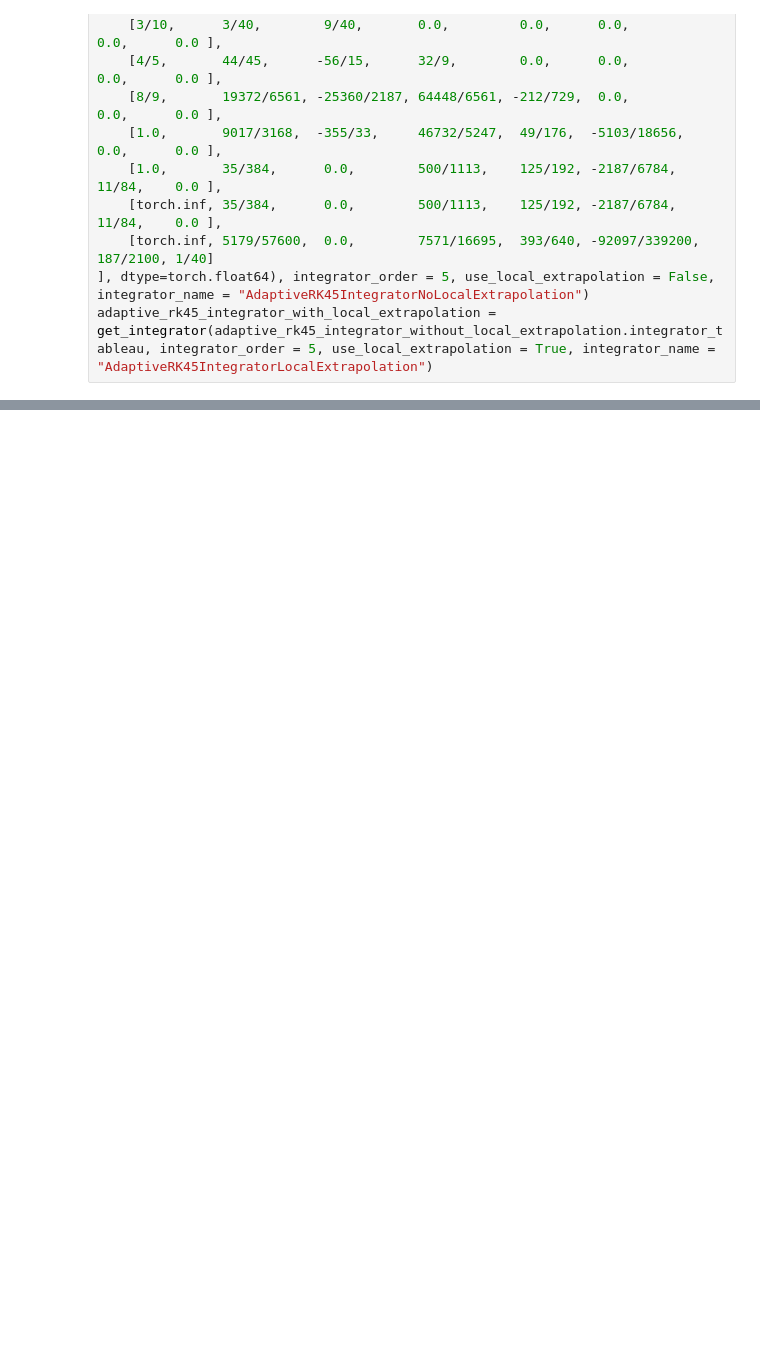
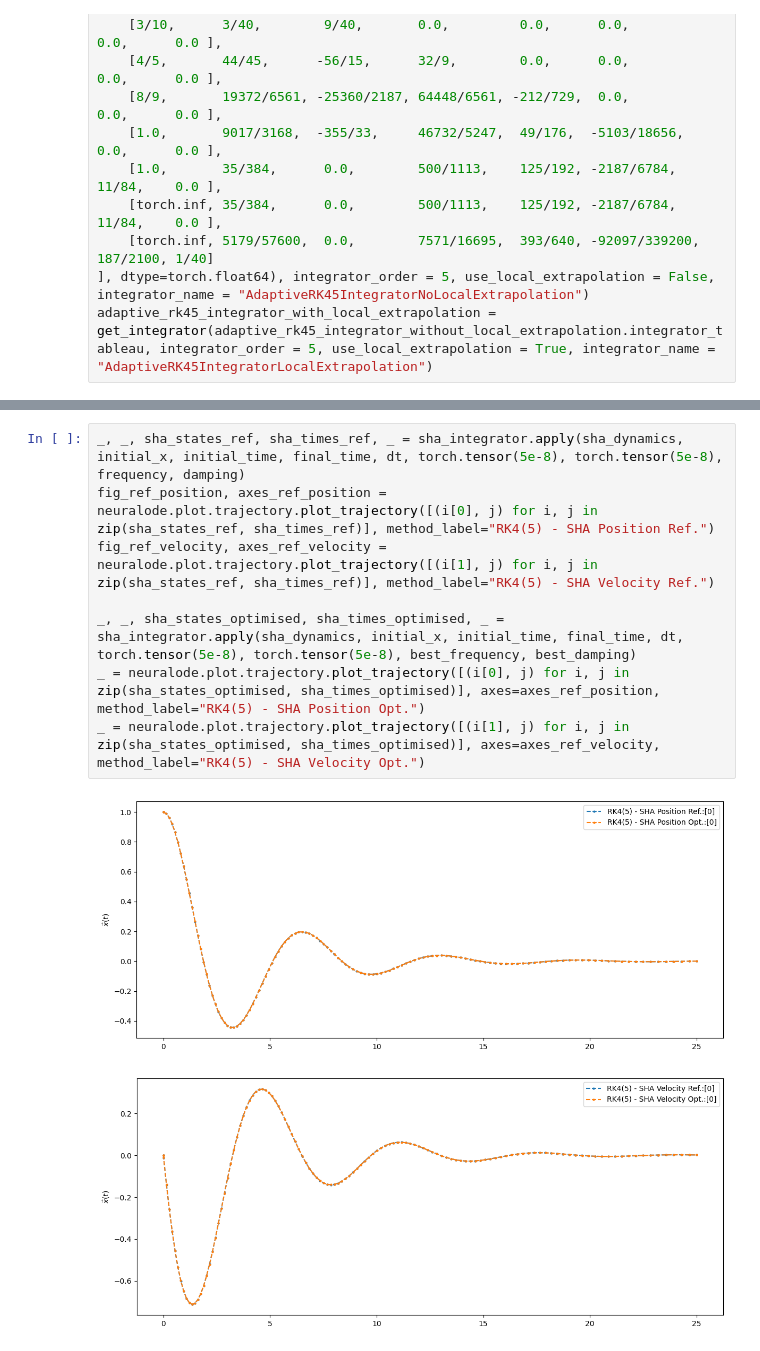
Before and after one commit to ImperialCollegeLondon/ReCoDE-NeuralODEs, a Jupyter notebook: notebooks/02-arbitrary-adaptive-tableaus.ipynb, the cells around one changed output, grey strips where cells are left out. Cells and saved outputs as stored; diff of their text form; blank space fills up the shorter version.

```diff
--- a/notebooks/02-arbitrary-adaptive-tableaus.ipynb
+++ b/notebooks/02-arbitrary-adaptive-tableaus.ipynb
@@ -451,0 +1251,11 @@ Error in <class '__main__.AdaptiveRK45IntegratorNoLocalExtrapolation'>: 4.612976
+# %%
+_, _, sha_states_ref, sha_times_ref, _ = sha_integrator.apply(sha_dynamics, initial_x, initial_time, final_time, dt, torch.tensor(5e-8), torch.tensor(5e-8), frequency, damping)
+fig_ref_position, axes_ref_position = neuralode.plot.trajectory.plot_trajectory([(i[0], j) for i, j in zip(sha_states_ref, sha_times_ref)], method_label="RK4(5) - SHA Position Ref.")
+fig_ref_velocity, axes_ref_velocity = neuralode.plot.trajectory.plot_trajectory([(i[1], j) for i, j in zip(sha_states_ref, sha_times_ref)], method_label="RK4(5) - SHA Velocity Ref.")
+
+_, _, sha_states_optimised, sha_times_optimised, _ = sha_integrator.apply(sha_dynamics, initial_x, initial_time, final_time, dt, torch.tensor(5e-8), torch.tensor(5e-8), best_frequency, best_damping)
+_ = neuralode.plot.trajectory.plot_trajectory([(i[0], j) for i, j in zip(sha_states_optimised, sha_times_optimised)], axes=axes_ref_position, method_label="RK4(5) - SHA Position Opt.")
+_ = neuralode.plot.trajectory.plot_trajectory([(i[1], j) for i, j in zip(sha_states_optimised, sha_times_optimised)], axes=axes_ref_velocity, method_label="RK4(5) - SHA Velocity Opt.")
+# %% [output]
+[figure, added]
+[figure, added]
```
Also changed, not shown: parts of 32 cells of this notebook, 1 other file.
